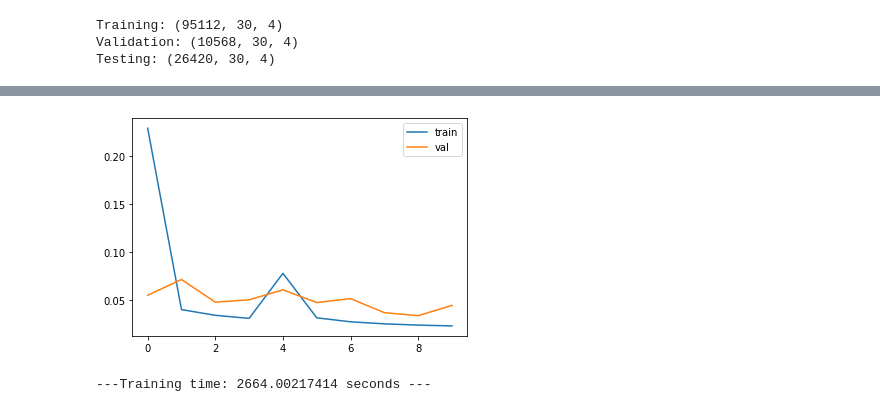
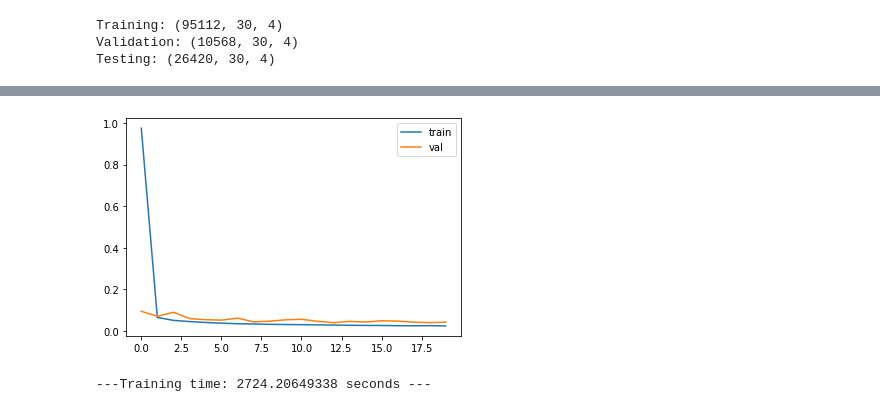
Before and after one commit to vrushaligirkar/Labquake-Prediction, a Jupyter notebook: DeepLearning/lstm_ssttf_dts.ipynb, the cells around one changed output, grey strips where cells are left out. Saved outputs shown, nothing was run; the diff lists cells and outputs as text; code cells hidden in the pictures.

Commit message:
Bidirectional layer removed

```diff
--- a/DeepLearning/lstm_ssttf_dts.ipynb
+++ b/DeepLearning/lstm_ssttf_dts.ipynb
@@ -31,7 +31,7 @@ def create_timesteps(data, n_steps):
   x = []
   y = []
   for i in range(len(data)):
-    end_ix = i + 10*n_steps
+    end_ix = i + n_steps
     if end_ix > len(data):
       break
     samps = np.arange(i,end_ix,10)
@@ -59,7 +59,7 @@ Input data:  (132399, 9)
 df = df.drop(['Time', 'Vel_der', 'T_der'], axis=1)   # Drop irrelevant features
 
 arr = df.to_numpy()
-n_steps = 30
+n_steps = 300
 xdf, ydf = create_timesteps(arr, n_steps)
 
 print('Features shape, X = ', np.shape(xdf))
@@ -102,20 +102,19 @@ np.random.seed(0)   # To get reproducible results
 out_dim = ydf.shape[1]
 
 inp = Input(shape=(X_train.shape[1], X_train.shape[2]), name='inp')
-m = Bidirectional(LSTM(128, activation='relu', kernel_initializer='normal', return_sequences=True))(inp)
+m = LSTM(128, activation='relu', kernel_initializer='normal')(inp)
 m = Dense(64, kernel_initializer='normal', activation='relu')(m)
-m = Flatten()(m)
 ss = Dense(1, kernel_initializer='normal', activation='linear', name='ss')(m)
 ttf = Dense(1, kernel_initializer='normal', activation='linear', name='ttf')(m)
 model = Model(inputs=[inp], outputs=[ss,ttf])
 
 losses = {'ss': 'mse', 'ttf':'mse'}
-losswts = {'ss': 1.0, 'ttf': 0.4}
+losswts = {'ss': 1.0, 'ttf': 0.5}
 
 model.compile(loss=losses, loss_weights=losswts, optimizer='adam')
 
 start_time = time.time()
-history = model.fit(X_train, {'ss':Y_train[:,0], 'ttf':Y_train[:,1]}, epochs=10, batch_size=32,
+history = model.fit(X_train, {'ss':Y_train[:,0], 'ttf':Y_train[:,1]}, epochs=20, batch_size=32,
                     validation_data=(X_val, {'ss':Y_val[:,0], 'ttf':Y_val[:,1]}), verbose=1)
 end_time = time.time()
 
@@ -146,5 +145,5 @@ Epoch 10/10
-[figure, old version]
+[figure, new version]
----Training time: 2664.00217414 seconds ---
+---Training time: 2724.20649338 seconds ---
 # %%
 print(model.summary())
 plot_model(model, show_shapes=True)
```
Also changed, not shown: parts of 8 cells of this notebook.
